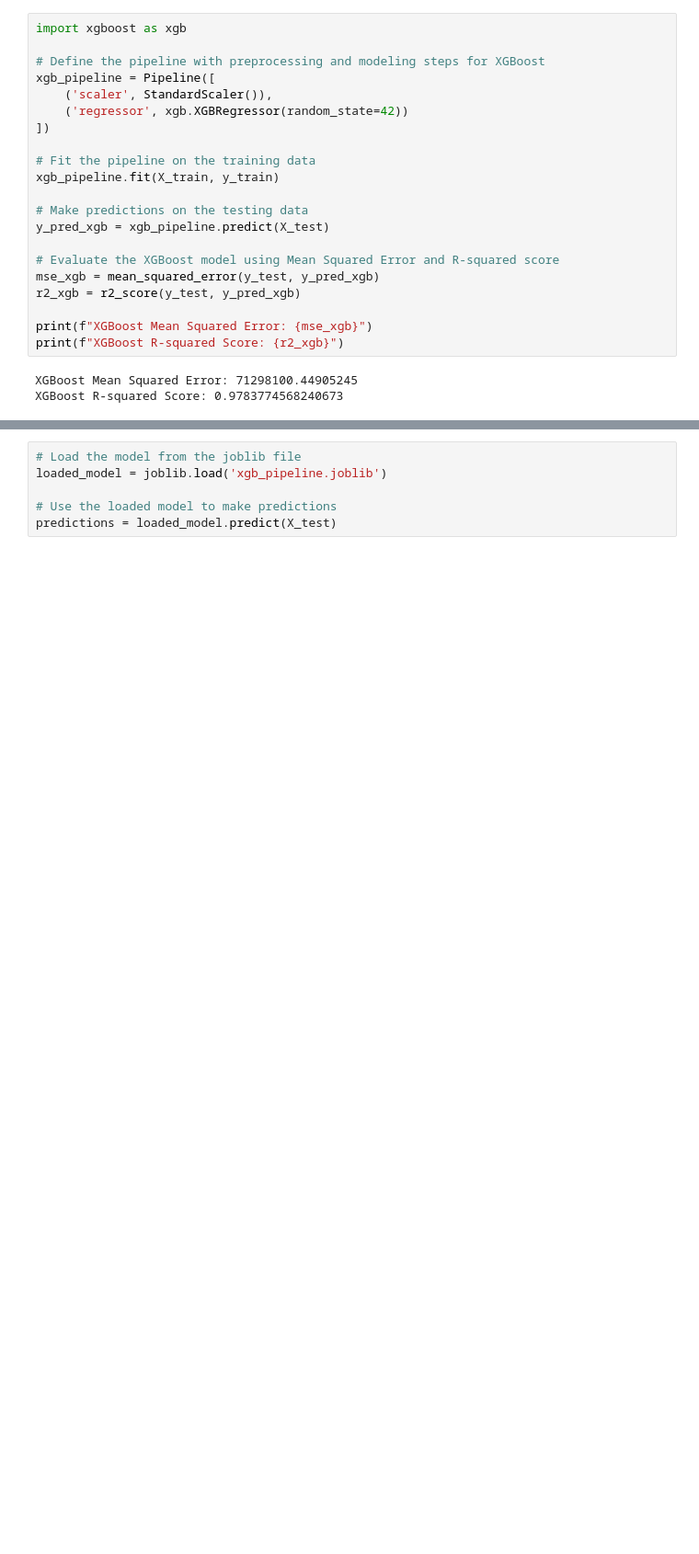
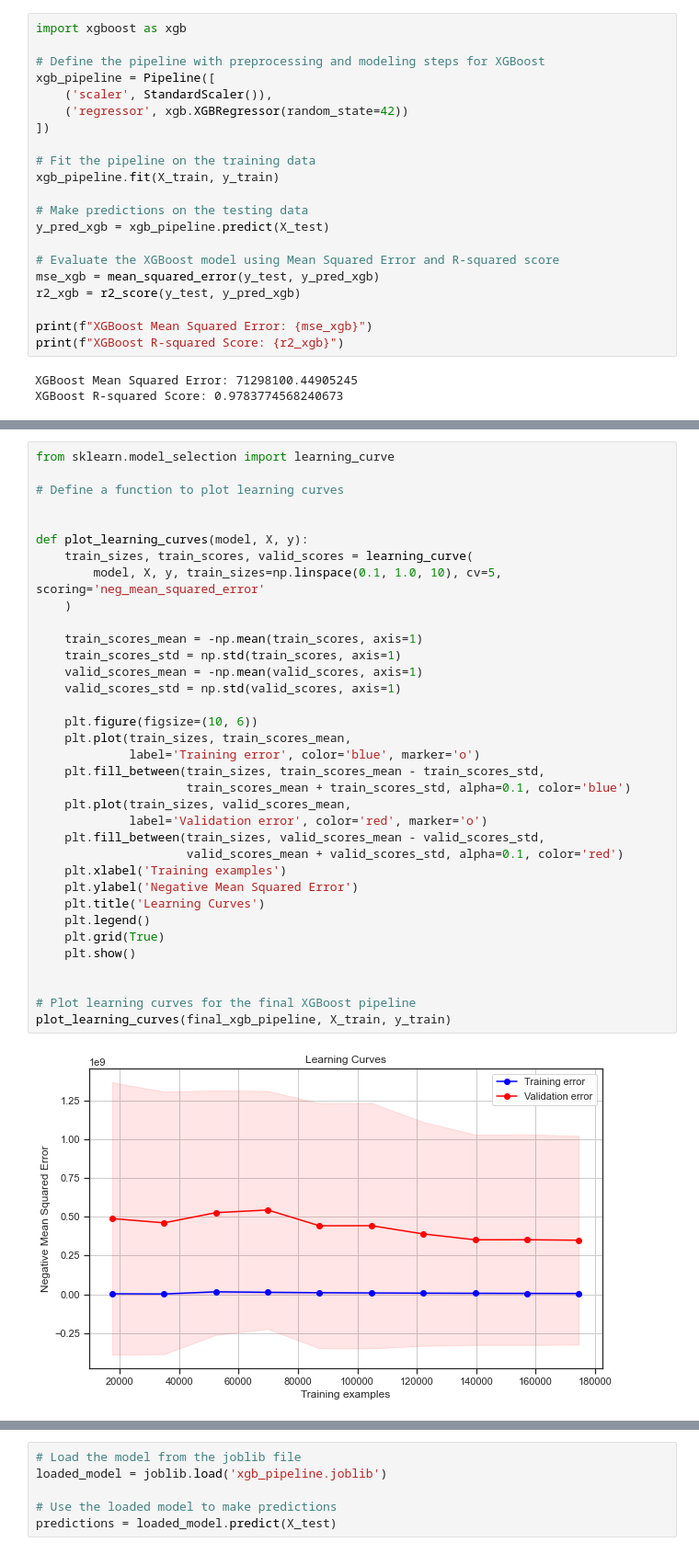
Before and after one commit to samcurryokee/Solar-Panel-Optimization-in-Nairobi, a Jupyter notebook: Notebook.ipynb, the cells around one changed output, grey strips where cells are left out. Shown at 92% size. Drawn from its saved outputs; the diff is of its cells as text; blank space fills up the shorter version.

```diff
--- a/Notebook.ipynb
+++ b/Notebook.ipynb
@@ -1011,0 +1059,37 @@ Cross-validated Mean Squared Error:  352711849.0396438
+# %%
+from sklearn.model_selection import learning_curve
+
+# Define a function to plot learning curves
+
+
+def plot_learning_curves(model, X, y):
+    train_sizes, train_scores, valid_scores = learning_curve(
+        model, X, y, train_sizes=np.linspace(0.1, 1.0, 10), cv=5, scoring='neg_mean_squared_error'
+    )
+
+    train_scores_mean = -np.mean(train_scores, axis=1)
+    train_scores_std = np.std(train_scores, axis=1)
+    valid_scores_mean = -np.mean(valid_scores, axis=1)
+    valid_scores_std = np.std(valid_scores, axis=1)
+
+    plt.figure(figsize=(10, 6))
+    plt.plot(train_sizes, train_scores_mean,
+             label='Training error', color='blue', marker='o')
+    plt.fill_between(train_sizes, train_scores_mean - train_scores_std,
+                     train_scores_mean + train_scores_std, alpha=0.1, color='blue')
+    plt.plot(train_sizes, valid_scores_mean,
+             label='Validation error', color='red', marker='o')
+    plt.fill_between(train_sizes, valid_scores_mean - valid_scores_std,
+                     valid_scores_mean + valid_scores_std, alpha=0.1, color='red')
+    plt.xlabel('Training examples')
+    plt.ylabel('Negative Mean Squared Error')
+    plt.title('Learning Curves')
+    plt.legend()
+    plt.grid(True)
+    plt.show()
+
+
+# Plot learning curves for the final XGBoost pipeline
+plot_learning_curves(final_xgb_pipeline, X_train, y_train)
+# %% [output]
+[figure, added]
```
Also changed, not shown: parts of 29 cells of this notebook, 3 other files.
